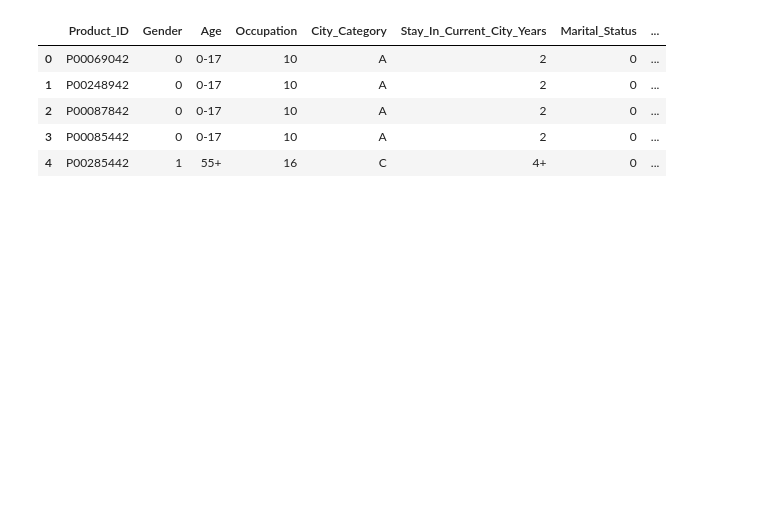
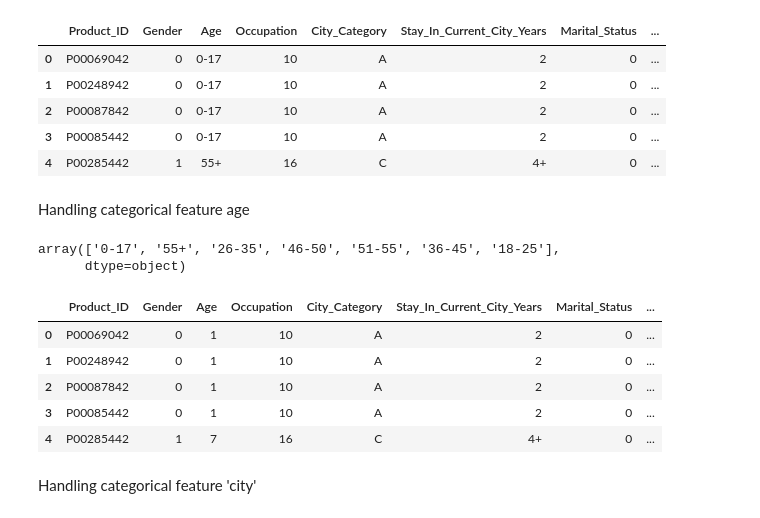
Before and after one commit to PrathameshP26/Data_analytics, a Jupyter notebook: Exploratory Data Analysis/black_friday/eda_blackfriday.ipynb, the cells around one changed output. Saved outputs shown, nothing was run; the diff lists cells and outputs as text; code cells hidden in the pictures; blank space fills up the shorter version.

```diff
--- a/Exploratory Data Analysis/black_friday/eda_blackfriday.ipynb
+++ b/Exploratory Data Analysis/black_friday/eda_blackfriday.ipynb
@@ -99,7 +101,7 @@ df['Gender'] = df['Gender'].map({'F':0,'M':1})
 '''
 or
 
-df['Gender']=pd.get_dummies(df['Gender'],drop_first=1)
+df['Gender']=pd.get_dummies(df['Gender'],drop_first=True)
 '''
 df.head()
 # %% [output]
@@ -109,3 +111,26 @@ df.head()
 | 2 | P00087842 | 0 | 0-17 | 10 | A | 2 | 0 | ... |
 | 3 | P00085442 | 0 | 0-17 | 10 | A | 2 | 0 | ... |
 | 4 | P00285442 | 1 | 55+ | 16 | C | 4+ | 0 | ... |
+# %% [markdown]
+Handling categorical feature age
+# %%
+## Handling categorical feature age
+
+df['Age'].unique()
+# %% [output]
+array(['0-17', '55+', '26-35', '46-50', '51-55', '36-45', '18-25'],
+      dtype=object)
+# %%
+# we can perform ordinal encoding
+df['Age']=df['Age'].map({'0-17':1,'18-25':2,'26-35':3,'36-45':4,'46-50':5,'51-55':6,'55+':7})
+# %%
+df.head()
+# %% [output]
+|  | Product_ID | Gender | Age | Occupation | City_Category | Stay_In_Current_City_Years | Marital_Status | ... |
+| 0 | P00069042 | 0 | 1 | 10 | A | 2 | 0 | ... |
+| 1 | P00248942 | 0 | 1 | 10 | A | 2 | 0 | ... |
+| 2 | P00087842 | 0 | 1 | 10 | A | 2 | 0 | ... |
+| 3 | P00085442 | 0 | 1 | 10 | A | 2 | 0 | ... |
+| 4 | P00285442 | 1 | 7 | 16 | C | 4+ | 0 | ... |
+# %% [markdown]
+Handling categorical feature 'city'
```
Also changed, not shown: parts of 16 cells of this notebook.
